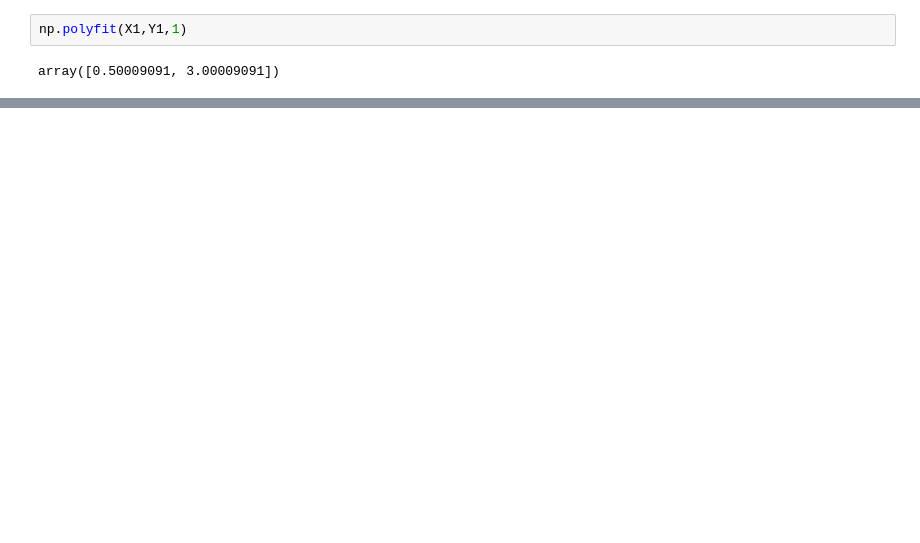
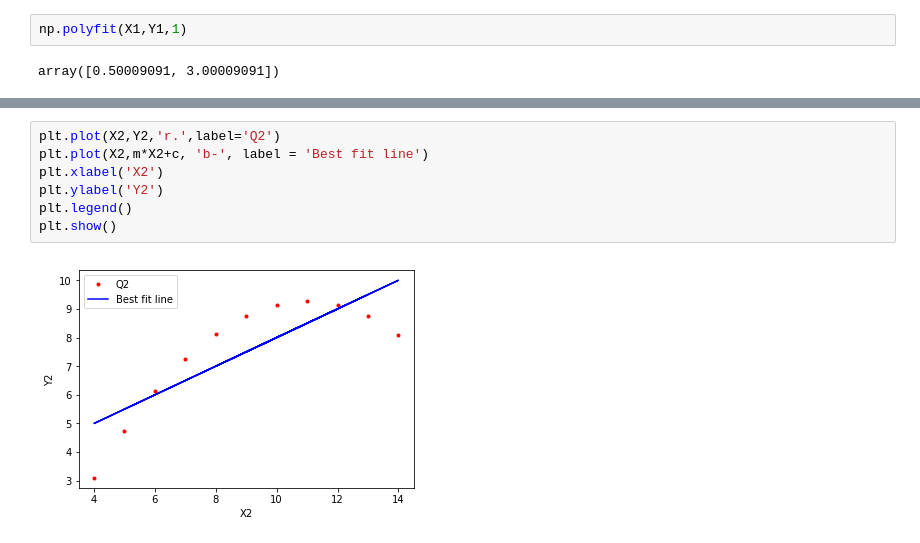
Before and after one commit to jruther/Assign_Repo_for_Funda_DA, a Jupyter notebook: Anscombe's_Quartet_Analysis .ipynb, the cells around one changed output, grey strips where cells are left out. Cells and saved outputs as stored; diff of their text form; blank space fills up the shorter version.

```diff
--- a/Anscombe's_Quartet_Analysis .ipynb
+++ b/Anscombe's_Quartet_Analysis .ipynb
@@ -85,0 +128,9 @@ plt.show
+# %%
+plt.plot(X2,Y2,'r.',label='Q2')
+plt.plot(X2,m*X2+c, 'b-', label = 'Best fit line')
+plt.xlabel('X2')
+plt.ylabel('Y2')
+plt.legend()
+plt.show()
+# %% [output]
+[figure, added]
```
Also changed, not shown: parts of 19 cells of this notebook, 1 other file.
